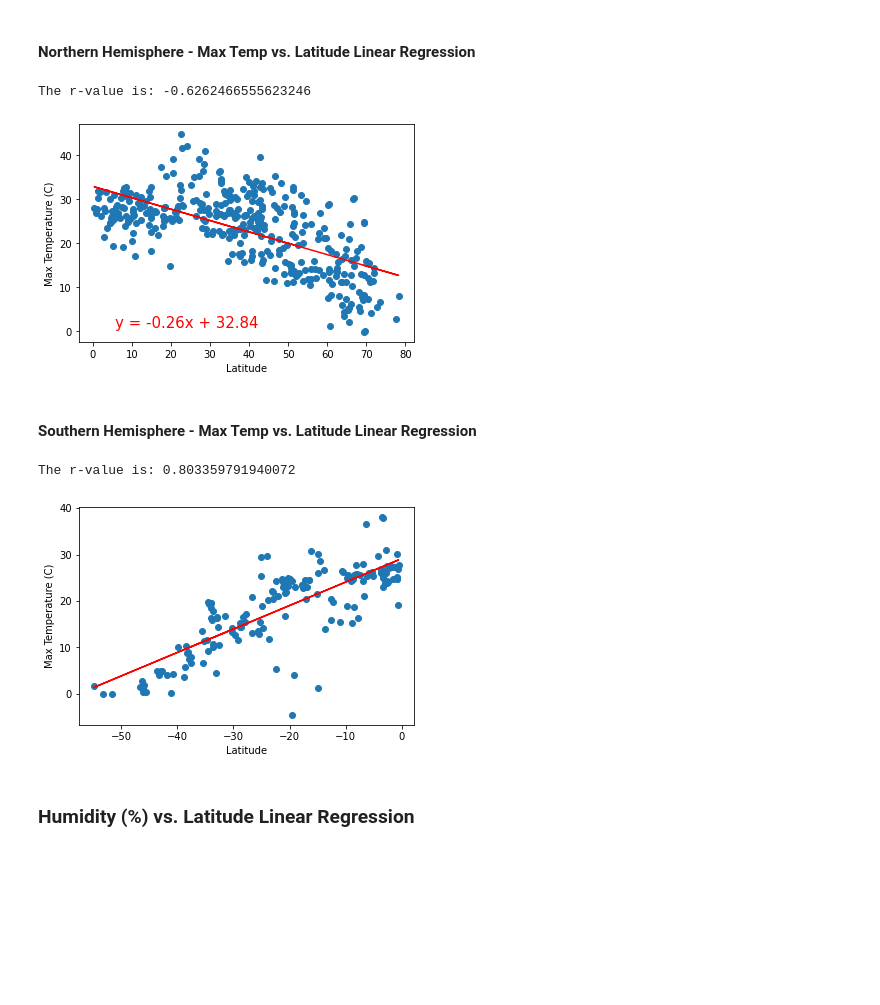
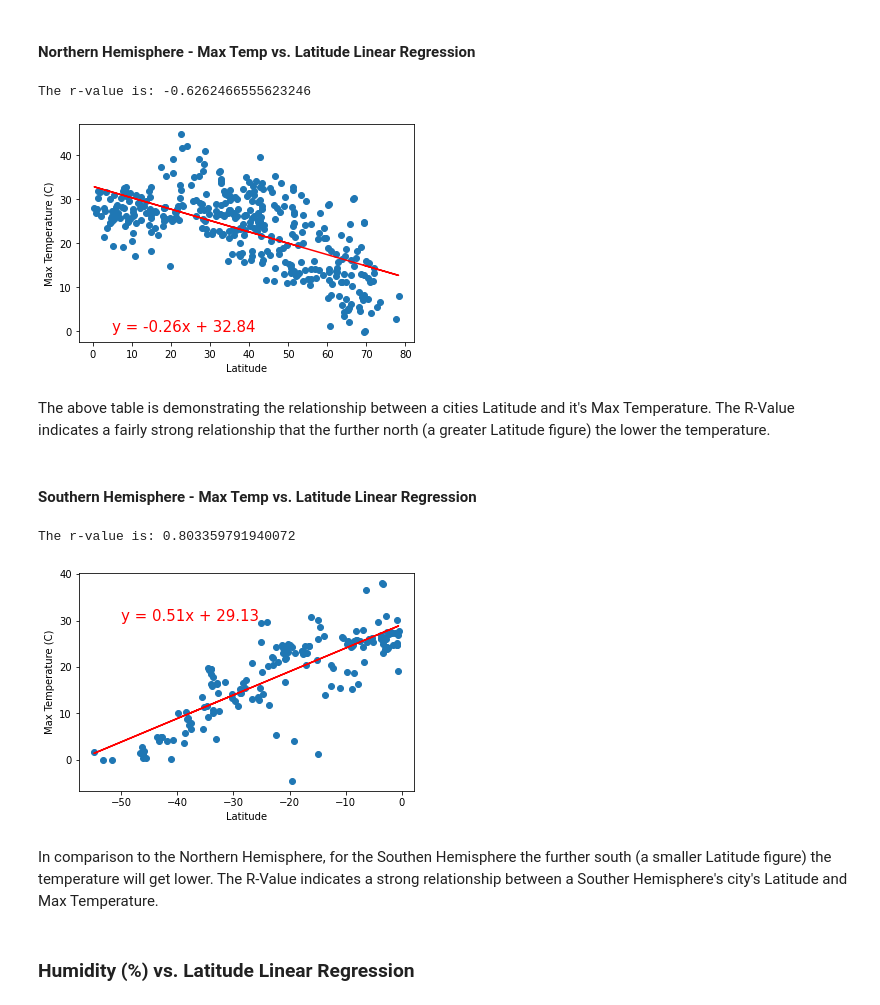
Before and after one commit to Ba1lina/World_Weather_Analysis, a Jupyter notebook: WeatherPy/WeatherPy.ipynb, the cells around one changed output. Cells and saved outputs as stored; diff of their text form; code cells hidden in the pictures; blank space fills up the shorter version.

```diff
--- a/WeatherPy/WeatherPy.ipynb
+++ b/WeatherPy/WeatherPy.ipynb
@@ -233,33 +233,37 @@ regress_values = x_values * slope + intercept
 line_eq = "y = " + str(round(slope,2)) + "x + " + str(round(intercept,2))
 plt.scatter(x_values, y_values)
 plt.plot(x_values,regress_values,"r-")
-plt.annotate(line_eq,(5.8,0.8),fontsize=15,color="red")
+plt.annotate(line_eq,(5,0),fontsize=15,color="red")
 plt.ylabel("Max Temperature (C)")
 plt.xlabel("Latitude")
 print(f"The r-value is: {rvalue}")
 plt.show();
 # %% [output]
 The r-value is: -0.6262466555623246
-[figure, old version]
+[figure, new version]
+# %% [markdown]
+The above table is demonstrating the relationship between a cities Latitude and it's Max Temperature. The R-Value indicates a fairly strong relationship that the further north (a greater Latitude figure) the lower the temperature.
 # %% [markdown]
 ####  Southern Hemisphere - Max Temp vs. Latitude Linear Regression
 # %%
 x_values = southern_hemi["Latitude"]
 y_values = southern_hemi["Max Temperature"]
 
 (slope, intercept, rvalue, pvalue, stderr) = linregress(x_values, y_values)
 regress_values = x_values * slope + intercept
 line_eq = "y = " + str(round(slope,2)) + "x + " + str(round(intercept,2))
 plt.scatter(x_values, y_values)
 plt.plot(x_values,regress_values,"r-")
-plt.annotate(line_eq,(5.8,0.8),fontsize=15,color="red")
+plt.annotate(line_eq,(-50,30),fontsize=15,color="red")
 plt.ylabel("Max Temperature (C)")
 plt.xlabel("Latitude")
 print(f"The r-value is: {rvalue}")
 plt.show();
 # %% [output]
 The r-value is: 0.803359791940072
-[figure, old version]
+[figure, new version]
+# %% [markdown]
+In comparison to the Northern Hemisphere, for the Southen Hemisphere the further south (a smaller Latitude figure) the temperature will get lower. The R-Value indicates a strong relationship between a Souther Hemisphere's city's Latitude and Max Temperature.
 # %% [markdown]
 ### Humidity (%) vs. Latitude Linear Regression
 # %% [markdown]
```
Also changed, not shown: parts of 9 cells of this notebook.
